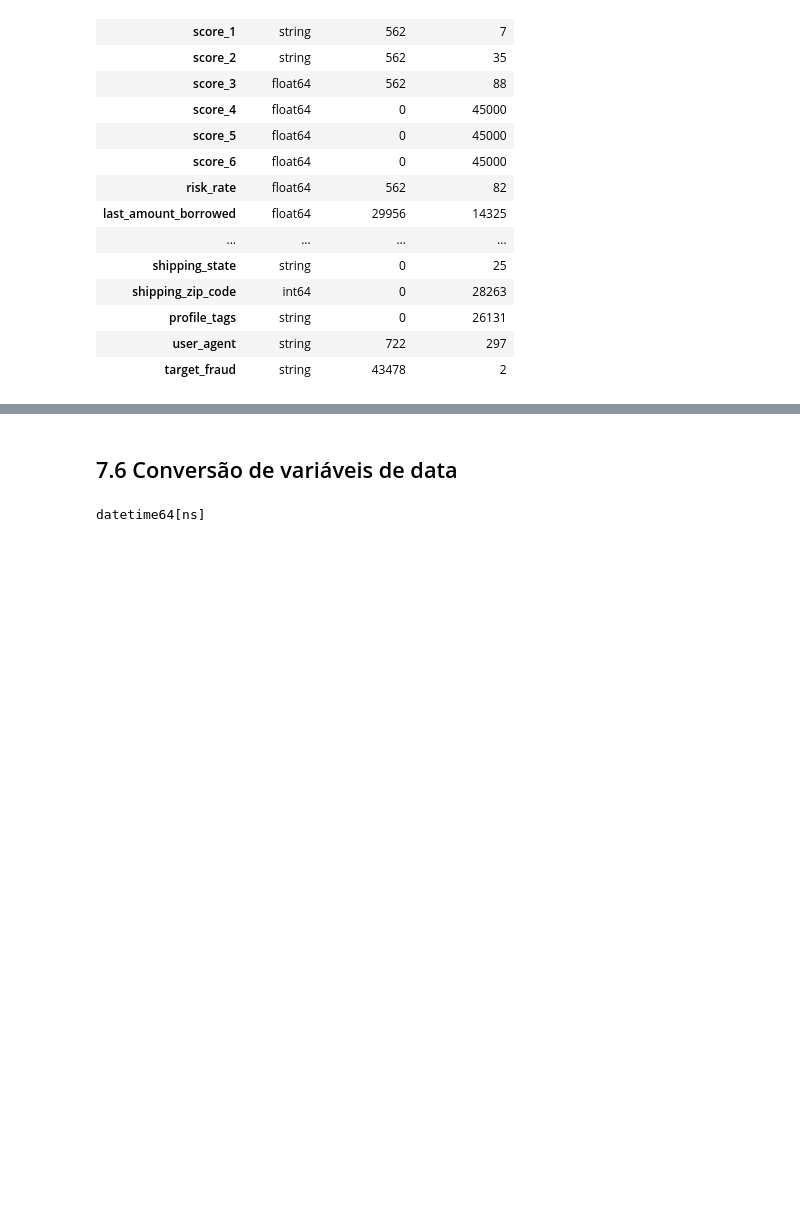
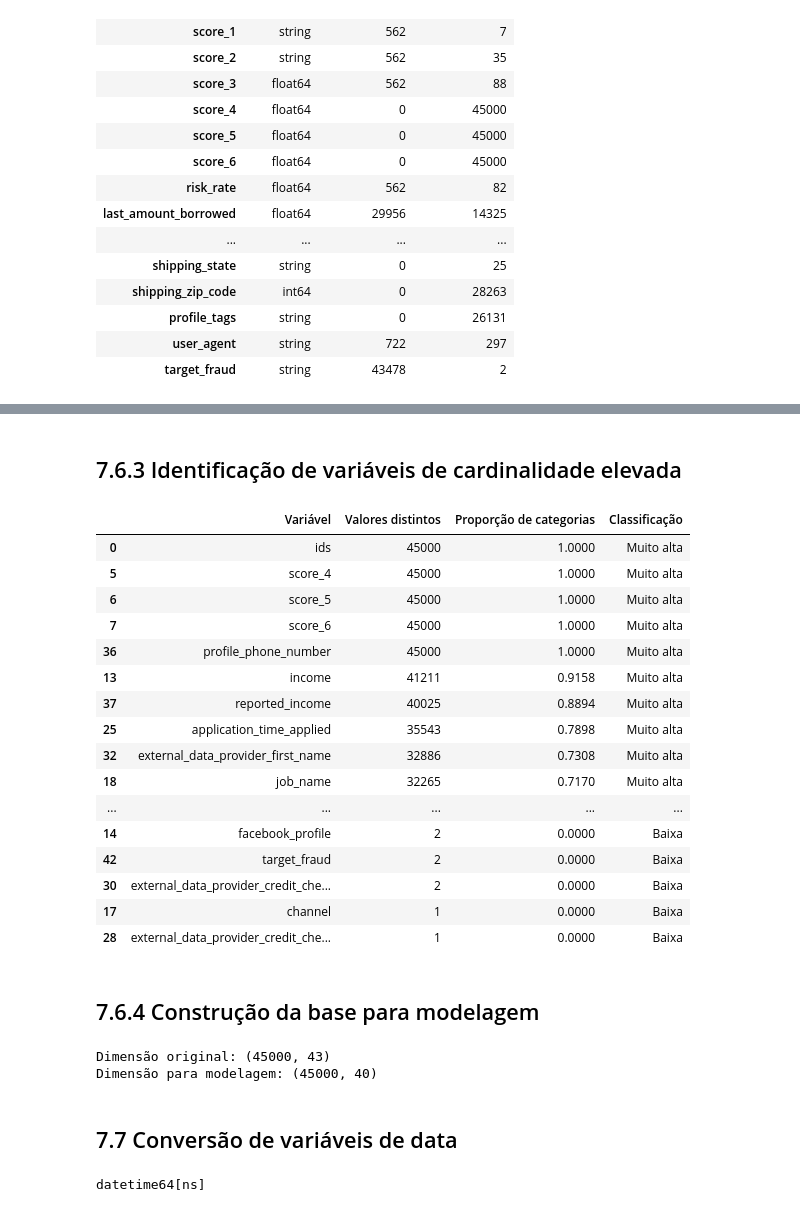
Before and after one commit to gmatheushq/Analise-de-Credito, a Jupyter notebook: analise_credito_TRATAMENTO.ipynb, the cells around one changed output, grey strips where cells are left out. Cells and saved outputs as stored; diff of their text form; code cells hidden in the pictures; blank space fills up the shorter version.

```diff
--- a/analise_credito_TRATAMENTO.ipynb
+++ b/analise_credito_TRATAMENTO.ipynb
@@ -1088,5 +1240,79 @@ display(
+# %% [markdown]
+## 7.6.3 Identificação de variáveis de cardinalidade elevada
+# %%
+cardinalidade = pd.DataFrame({
+    'Variável': df_tratado.columns,
+    'Valores distintos': [
+        df_tratado[col].nunique(dropna=True)
+        for col in df_tratado.columns
+    ]
+})
+
+cardinalidade['Proporção de categorias'] = (
+    cardinalidade['Valores distintos'] / len(df_tratado)
+)
+
+cardinalidade['Classificação'] = pd.cut(
+    cardinalidade['Proporção de categorias'],
+    bins=[-0.001, 0.01, 0.10, 0.50, 1.001],
+    labels=[
+        'Baixa',
+        'Moderada',
+        'Alta',
+        'Muito alta'
+    ]
+)
+
+display(
+    cardinalidade.sort_values(
+        'Proporção de categorias',
+        ascending=False
+    )
+)
+# %% [output]
+|  | Variável | Valores distintos | Proporção de categorias | Classificação |
+| 0 | ids | 45000 | 1.0000 | Muito alta |
+| 5 | score_4 | 45000 | 1.0000 | Muito alta |
+| 6 | score_5 | 45000 | 1.0000 | Muito alta |
+| 7 | score_6 | 45000 | 1.0000 | Muito alta |
+| 36 | profile_phone_number | 45000 | 1.0000 | Muito alta |
+| 13 | income | 41211 | 0.9158 | Muito alta |
+| 37 | reported_income | 40025 | 0.8894 | Muito alta |
+| 25 | application_time_applied | 35543 | 0.7898 | Muito alta |
+| 32 | external_data_provider_first_name | 32886 | 0.7308 | Muito alta |
+| 18 | job_name | 32265 | 0.7170 | Muito alta |
+| ... | ... | ... | ... | ... |
+| 14 | facebook_profile | 2 | 0.0000 | Baixa |
+| 42 | target_fraud | 2 | 0.0000 | Baixa |
+| 30 | external_data_provider_credit_che... | 2 | 0.0000 | Baixa |
+| 17 | channel | 1 | 0.0000 | Baixa |
+| 28 | external_data_provider_credit_che... | 1 | 0.0000 | Baixa |
+# %% [markdown]
+## 7.6.4 Construção da base para modelagem
+# %%
+# Criando uma cópia para a seleção de variáveis
+df_modelagem = df_tratado.copy()
+
+# Variáveis identificadoras, pessoais ou sem variabilidade
+colunas_excluir = [
+    'ids',
+    'profile_phone_number',
+    'channel'
+]
+
+# Removendo somente as variáveis previamente justificadas
+df_modelagem = df_modelagem.drop(
+    columns=colunas_excluir,
+    errors='ignore'
+)
+
+print("Dimensão original:", df_tratado.shape)
+print("Dimensão para modelagem:", df_modelagem.shape)
+# %% [output]
+Dimensão original: (45000, 43)
+Dimensão para modelagem: (45000, 40)
 # %% [markdown]
-## 7.6 Conversão de variáveis de data
+## 7.7 Conversão de variáveis de data
 # %%
 if 'application_time_applied' in df_tratado.columns:
 
```
Also changed, not shown: parts of 10 cells of this notebook.
